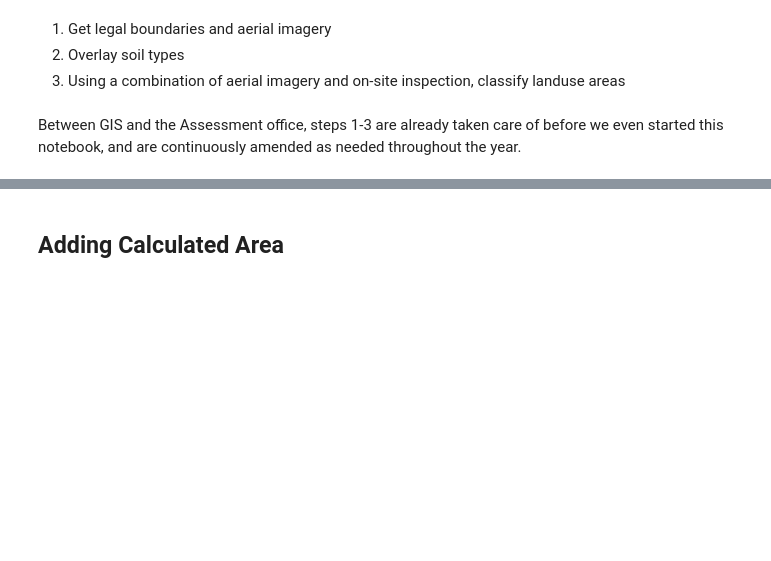
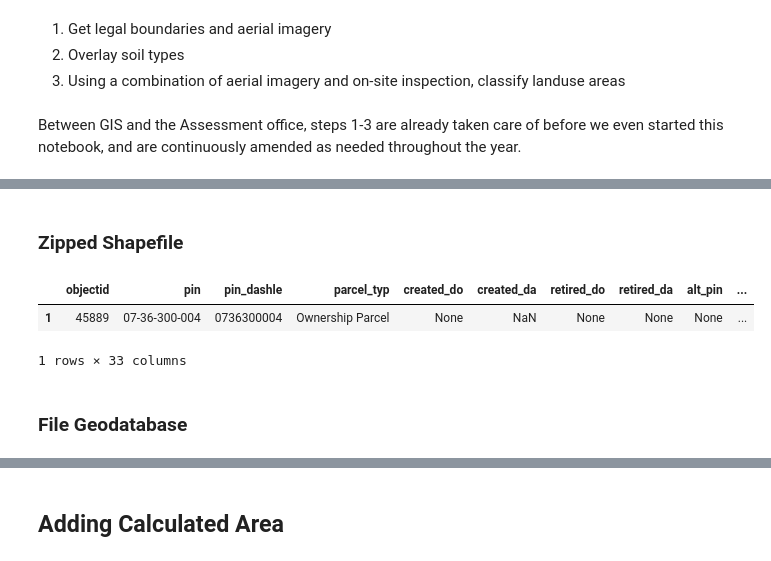
Before and after one commit to kcgis/farm-cards, a Jupyter notebook: farm-cards.ipynb, the cells around one changed output, grey strips where cells are left out. Drawn from its saved outputs; the diff is of its cells as text; code cells hidden in the pictures; blank space fills up the shorter version.

```diff
--- a/farm-cards.ipynb
+++ b/farm-cards.ipynb
@@ -252,0 +139,10 @@ p_df.plot(column='pin', legend=True)
+# %% [markdown]
+### Zipped Shapefile
+# %%
+gp.read_file('resources/input_pins.zip').sample()
+# %% [output]
+|  | objectid | pin | pin_dashle | parcel_typ | created_do | created_da | retired_do | retired_da | alt_pin | ... |
+| 1 | 45889 | 07-36-300-004 | 0736300004 | Ownership Parcel | None | NaN | None | None | None | ... |
+1 rows × 33 columns
+# %% [markdown]
+### File Geodatabase
```
Also changed, not shown: parts of 69 cells of this notebook.
